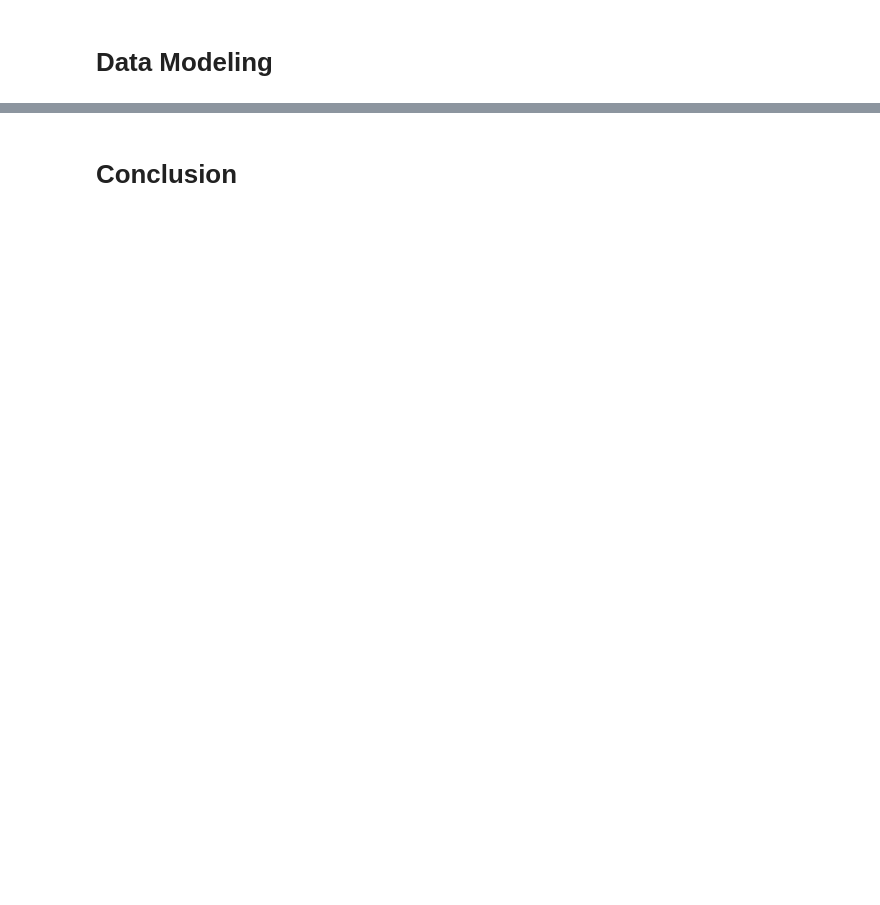
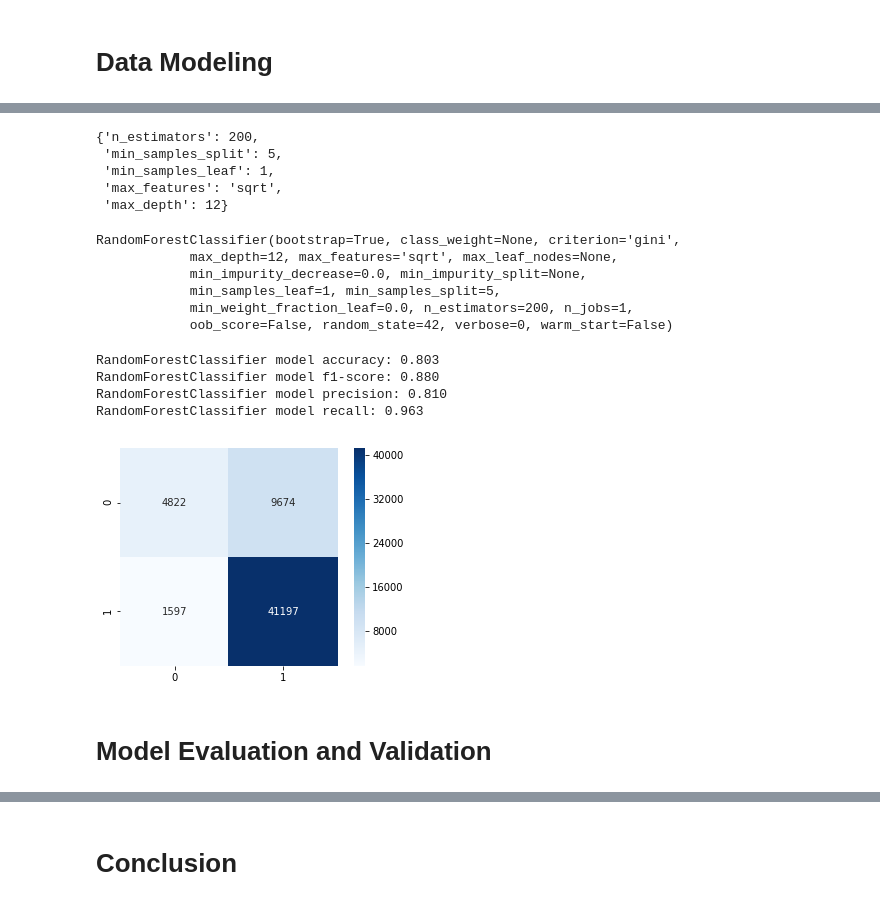
Before and after one commit to vye123/Capstone, a Jupyter notebook: Starbucks_Capstone_notebook.ipynb, the cells around one changed output, grey strips where cells are left out. Saved outputs shown, nothing was run; the diff lists cells and outputs as text; code cells hidden in the pictures; blank space fills up the shorter version.

```diff
--- a/Starbucks_Capstone_notebook.ipynb
+++ b/Starbucks_Capstone_notebook.ipynb
@@ -689,0 +878,29 @@ Prediction Accuracy with Decision Tree: 100.0%
+# %%
+# instantiate a random forest classifier
+rf_clf = RandomForestClassifier(random_state=42)
+
+# Number of trees in random forest
+n_estimators = [10, 50, 100, 150, 200, 250, 300, 350, 500, 1000]
+
+# Number of features to consider at every split
+max_features = ['auto', 'sqrt']
+
+# Maximum number of levels in tree
+max_depth = [int(x) for x in np.arange(3, 13)]
+max_depth.append(None)
+
+# Minimum number of samples required to split a node
+min_split_samples = [2, 5, 8]
+
+# Minimum number of samples required at each leaf node
+min_samples_leaf = [1, 2, 4]
+
+# Create the random grid
+random_grid_params = {'n_estimators': n_estimators,
+               'max_features': max_features,
+               'max_depth': max_depth,
+               'min_samples_split': min_split_samples,
+               'min_samples_leaf': min_samples_leaf}
+# %%
+# Call function to build the model
+rf_random = build_model(rf_clf, random_grid_params, scorer, X_train, y_train)
@@ -689,0 +926,29 @@ Prediction Accuracy with Decision Tree: 100.0%
+# %%
+rf_random.best_params_
+# %% [output]
+{'n_estimators': 200,
+ 'min_samples_split': 5,
+ 'min_samples_leaf': 1,
+ 'max_features': 'sqrt',
+ 'max_depth': 12}
+# %%
+# Show the best model estimator
+rf_random.best_estimator_
+# %% [output]
+RandomForestClassifier(bootstrap=True, class_weight=None, criterion='gini',
+            max_depth=12, max_features='sqrt', max_leaf_nodes=None,
+            min_impurity_decrease=0.0, min_impurity_split=None,
+            min_samples_leaf=1, min_samples_split=5,
+            min_weight_fraction_leaf=0.0, n_estimators=200, n_jobs=1,
+            oob_score=False, random_state=42, verbose=0, warm_start=False)
+# %%
+# evaluate random forest classifier model's performance
+x, y, pred_rf = show_model_metrics(rf_random.best_estimator_, X_test, y_test)
+# %% [output]
+RandomForestClassifier model accuracy: 0.803
+RandomForestClassifier model f1-score: 0.880
+RandomForestClassifier model precision: 0.810
+RandomForestClassifier model recall: 0.963
+[figure, added]
+# %% [markdown]
+# Model Evaluation and Validation
```
Also changed, not shown: parts of 87 cells of this notebook.
